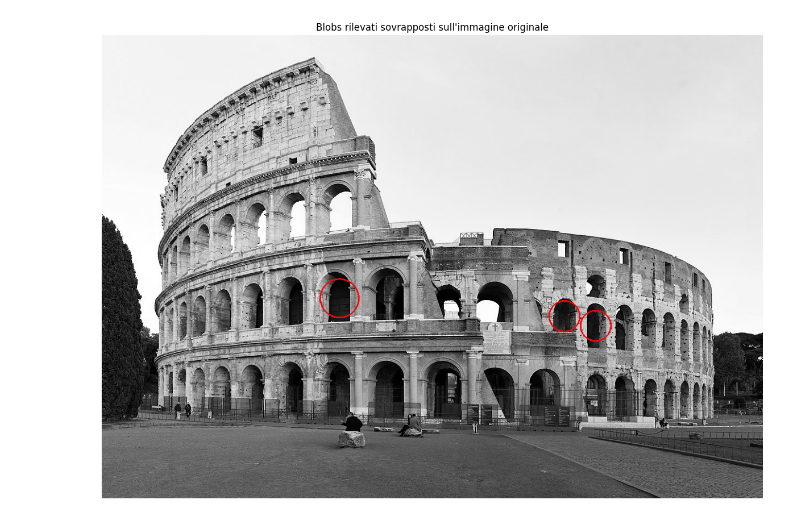
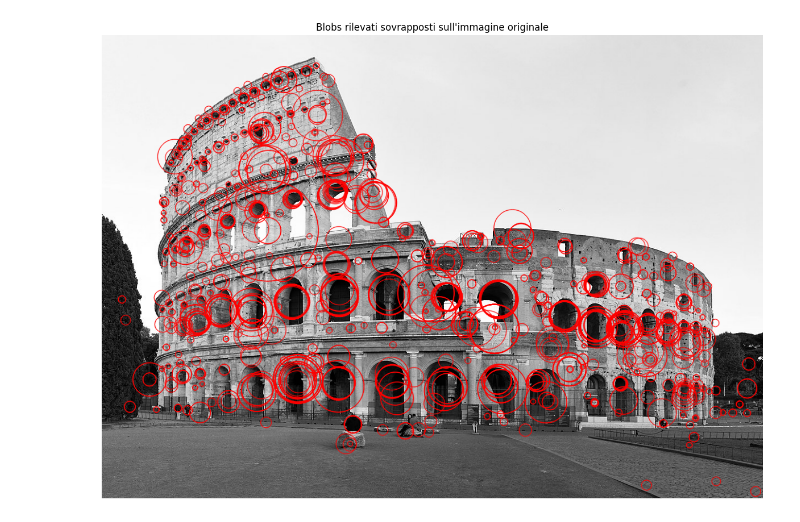
Before and after one commit to lorenzo-arcioni/Computer-Science-Sapienza, a Jupyter notebook: Computer Vision/exercises/CV_exercise_04_blob_detector.ipynb, the cells around one changed output. Cells and saved outputs as stored; diff of their text form; code cells hidden in the pictures.

```diff
--- a/Computer Vision/exercises/CV_exercise_04_blob_detector.ipynb
+++ b/Computer Vision/exercises/CV_exercise_04_blob_detector.ipynb
@@ -2,56 +2,55 @@
 import cv2
 import numpy as np
 import matplotlib.pyplot as plt
 
 # Legge l'immagine in scala di grigi
 im = cv2.imread("./images/colosseum.jpg", cv2.IMREAD_GRAYSCALE)
 
-# Crea una copia dell'immagine originale a colori
-im_color = cv2.cvtColor(im, cv2.COLOR_GRAY2BGR)
+# Converte l'immagine in BGR per poter disegnare cerchi colorati
+im_circle = cv2.cvtColor(im, cv2.COLOR_GRAY2BGR)
 
 # Setup SimpleBlobDetector parameters
 params = cv2.SimpleBlobDetector_Params()
 
 # Cambia le soglie di rilevamento
 params.minThreshold = 10
 params.maxThreshold = 300
 
+# Imposta i parametri
+params.filterByCircularity = True
+params.minCircularity = 0.01
+
+params.filterByConvexity = True
+params.minConvexity = 0.01
+
 # Inizia il ciclo per iterare sui parametri chiave
 for min_area in range(50, 4000, 200):           # Itera su varie dimensioni di area
-    for min_circularity in [0.01, 0.1, 0.5]:       # Itera su diverse soglie di circularity
-        for min_convexity in [0.8, 0.87, 0.95]:   # Itera su diverse soglie di convexity
-            for min_inertia in [0.01, 0.1, 0.]:  # Itera su diverse soglie di inertia
+    for min_inertia in [0.01, 0.1, 0.5, 1]:     # Itera su diverse soglie di inertia
 
-                # Imposta i parametri
-                params.filterByArea = True
-                params.minArea = min_area
+        # Imposta i parametri
+        params.filterByArea = True
+        params.minArea = min_area
 
-                params.filterByCircularity = True
-                params.minCircularity = min_circularity
+        params.filterByInertia = True
+        params.minInertiaRatio = min_inertia
 
-                params.filterByConvexity = True
-                params.minConvexity = min_convexity
+        # Crea un rilevatore con i parametri correnti
+        detector = cv2.SimpleBlobDetector_create(params)
 
-                params.filterByInertia = True
-                params.minInertiaRatio = min_inertia
+        # Rileva i blob
+        keypoints = detector.detect(im)
 
-                # Crea un rilevatore con i parametri correnti
-                detector = cv2.SimpleBlobDetector_create(params)
+        # Disegna i blob rilevati sull'immagine originale a colori
+        im_circle = cv2.drawKeypoints(im_circle, keypoints, np.array([]), (0, 0, 255), cv2.DRAW_MATCHES_FLAGS_DRAW_RICH_KEYPOINTS)
 
-                # Rileva i blob
-                keypoints = detector.detect(im)
-
-                # Disegna i blob rilevati sull'immagine originale a colori
-                im_color = cv2.drawKeypoints(im_color, keypoints, np.array([]), (0, 0, 255), cv2.DRAW_MATCHES_FLAGS_DRAW_RICH_KEYPOINTS)
-
-# Converti l'immagine da BGR a RGB per la corretta visualizzazione con matplotlib
-im_rgb = cv2.cvtColor(im_color, cv2.COLOR_BGR2RGB)
+# Converti l'immagine in formato RGB per matplotlib
+im_circle_rgb = cv2.cvtColor(im_circle, cv2.COLOR_BGR2RGB)
 
 # Mostra l'immagine usando matplotlib
 plt.figure(figsize=(15, 15))
-plt.imshow(im_rgb)
+plt.imshow(im_circle_rgb)
 plt.title("Blobs rilevati sovrapposti sull'immagine originale")
 plt.axis('off')  # Nasconde gli assi
 plt.show()
 # %% [output]
-[figure, old version]
+[figure, new version]
```
Also changed, not shown: parts of 1 cell of this notebook, 4 other files.
